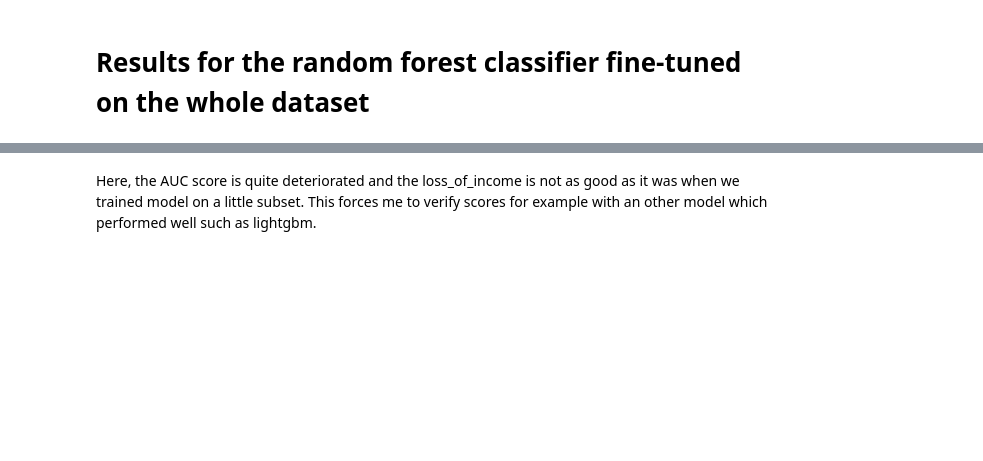
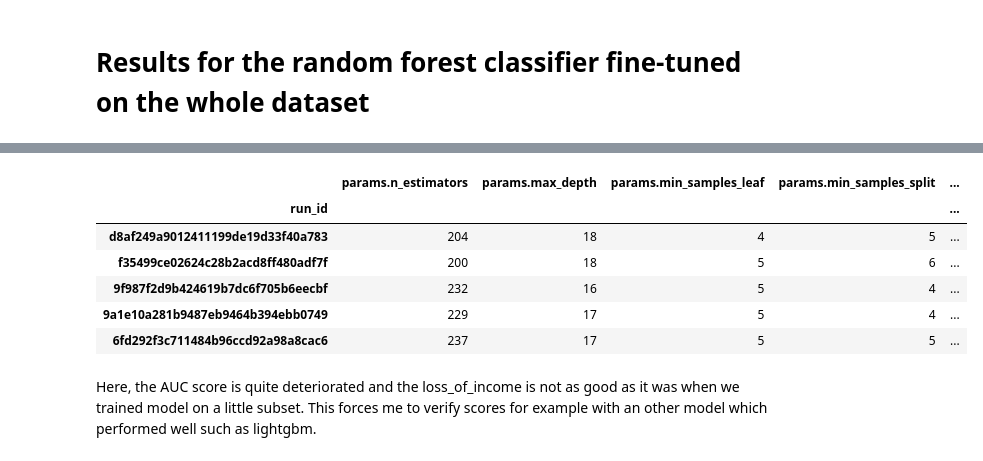
Before and after one commit to JulienfLeBoucher/OC_MLOps_credit_scoring, a Jupyter notebook: explore_mlflow_tracking.ipynb, the cells around one changed output, grey strips where cells are left out. Saved outputs shown, nothing was run; the diff lists cells and outputs as text; code cells hidden in the pictures; blank space fills up the shorter version.

Commit message:
Add best params extraction of the best models.

```diff
--- a/explore_mlflow_tracking.ipynb
+++ b/explore_mlflow_tracking.ipynb
@@ -800,6 +800,33 @@ results.head(10)
 | e502c30a74cd4769adeff305b8461290 | 0.699308 | 0.333423 | 0.433604 | 0.706363 | 0.330104 | ... |
 | 13fcb093c325471c835cf069189df7af | 0.698360 | 0.333484 | 0.431792 | 0.705953 | 0.330139 | ... |
 | 8397842168634e2cb10e0e1a7d285ea0 | 0.700052 | 0.333606 | 0.432555 | 0.704981 | 0.331080 | ... |
+# %%
+exp_name = 'random_forest_final_model'
+exp_id = utils.get_exp_id_from_exp_name(exp_name)
+results = utils.get_runs_information(exp_id, light_version=False)
+col_sel = [
+    'params.n_estimators',
+    'params.max_depth',
+    'params.min_samples_leaf',
+    'params.min_samples_split',
+    'params.class_weight',
+    'metrics.CV_AUC',
+    'metrics.CV_loss_of_income',
+    'metrics.CV_f2',
+    'metrics.test_AUC',
+    'metrics.test_loss_of_income',
+    'metrics.test_f2',
+]
+
+results[col_sel].head()
+# %% [output]
+|  | params.n_estimators | params.max_depth | params.min_samples_leaf | params.min_samples_split | ... |
+| run_id |  |  |  |  | ... |
+| d8af249a9012411199de19d33f40a783 | 204 | 18 | 4 | 5 | ... |
+| f35499ce02624c28b2acd8ff480adf7f | 200 | 18 | 5 | 6 | ... |
+| 9f987f2d9b424619b7dc6f705b6eecbf | 232 | 16 | 5 | 4 | ... |
+| 9a1e10a281b9487eb9464b394ebb0749 | 229 | 17 | 5 | 4 | ... |
+| 6fd292f3c711484b96ccd92a98a8cac6 | 237 | 17 | 5 | 5 | ... |
 # %% [markdown]
 Here, the AUC score is quite deteriorated and the loss_of_income is not as good as it was when we trained model on a little subset. This forces me to verify scores for example with an other model which performed well such as lightgbm.
 # %% [markdown]
```
Also changed, not shown: parts of 8 cells of this notebook.
